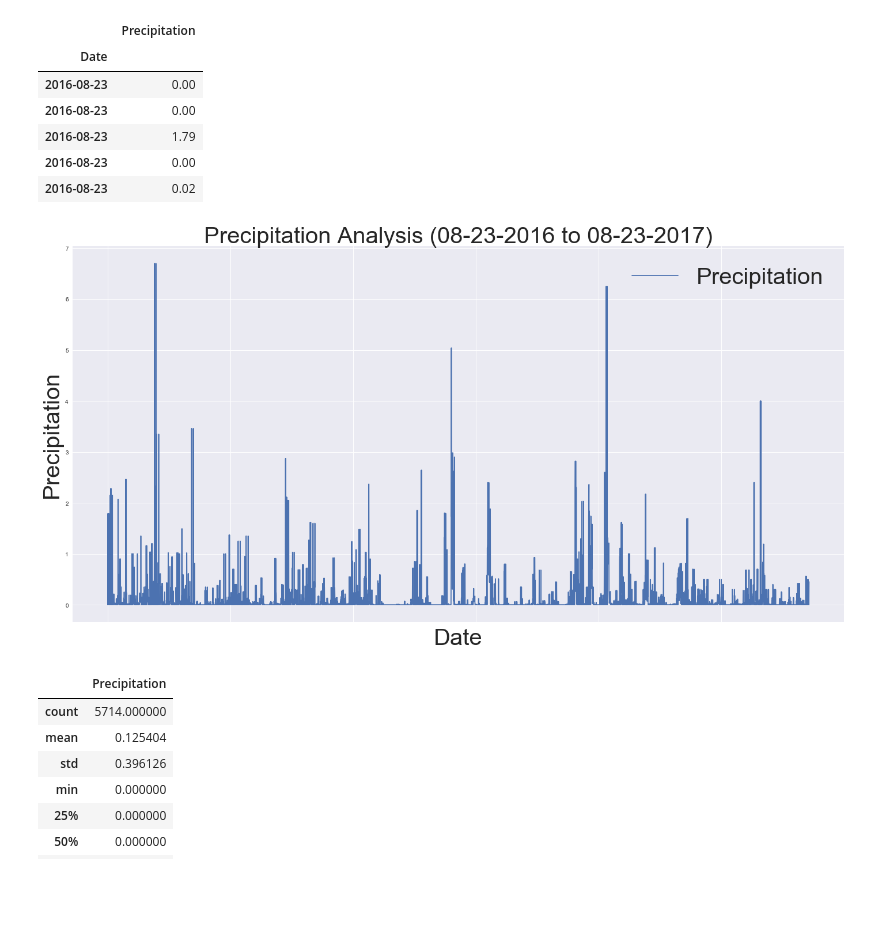
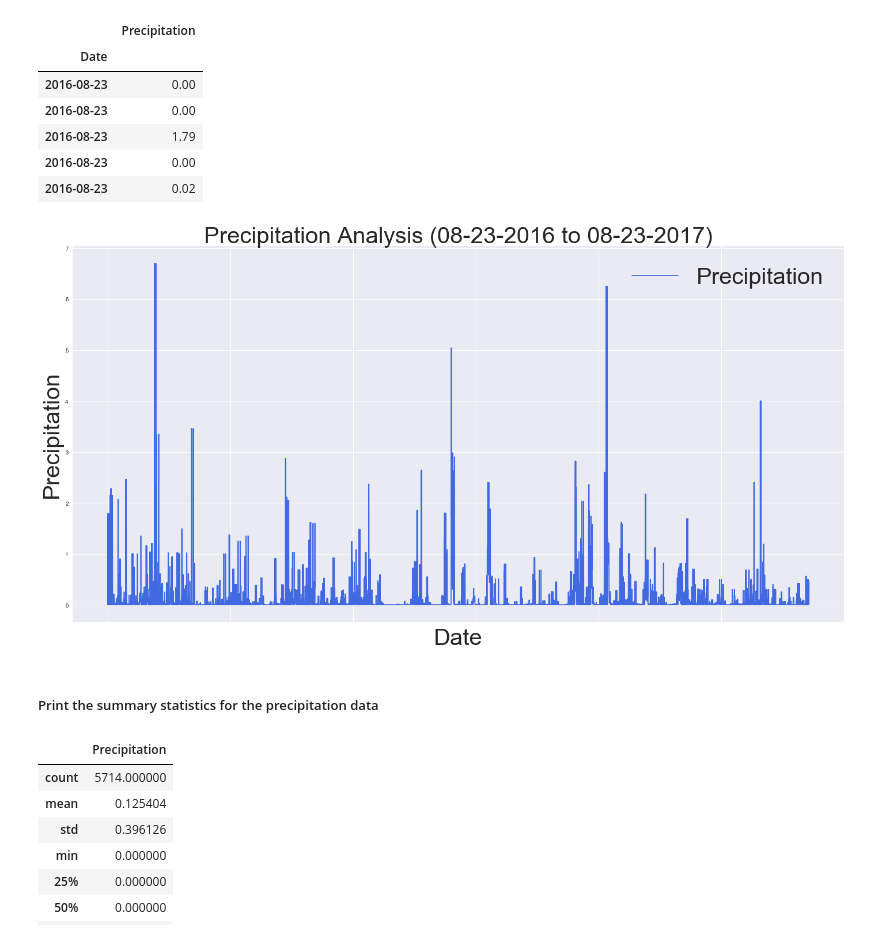
Before and after one commit to seaaaaany/Surfs_Up_SQL, a Jupyter notebook: climate_analysis.ipynb, the cells around one changed output. Cells and saved outputs as stored; diff of their text form; code cells hidden in the pictures; blank space fills up the shorter version.

```diff
--- a/climate_analysis.ipynb
+++ b/climate_analysis.ipynb
@@ -70,15 +70,17 @@ prcp_df.head()
 | 2016-08-23 | 0.00 |
 | 2016-08-23 | 0.02 |
 # %%
-prcp_plot = prcp_df.plot(figsize = (24, 12), sort_columns=True, use_index=True, grid=True)
+prcp_plot = prcp_df.plot(figsize = (24, 12), color='royalblue', sort_columns=True, use_index=True, grid=True)
 plt.ylabel('Precipitation', fontsize = 40)
 plt.xlabel('Date', fontsize = 40)
 plt.legend(["Precipitation"], fontsize = 40)
 plt.title("Precipitation Analysis (08-23-2016 to 08-23-2017)", fontsize = 40)
 plt.xticks(rotation=45)
 plt.show()
 # %% [output]
-[figure, old version]
+[figure, new version]
+# %% [markdown]
+##### Print the summary statistics for the precipitation data
 # %%
 # Summary statistics for the precipitation data
 prcp_df.describe()
```
Also changed, not shown: parts of 13 cells of this notebook, 1 other file.
